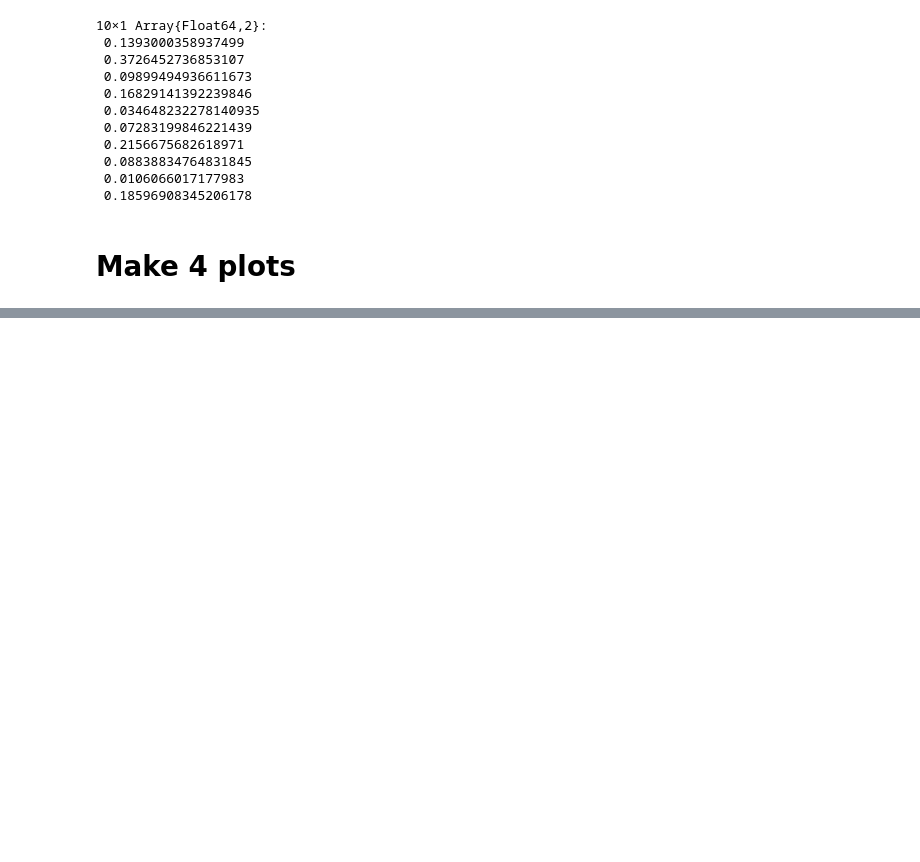
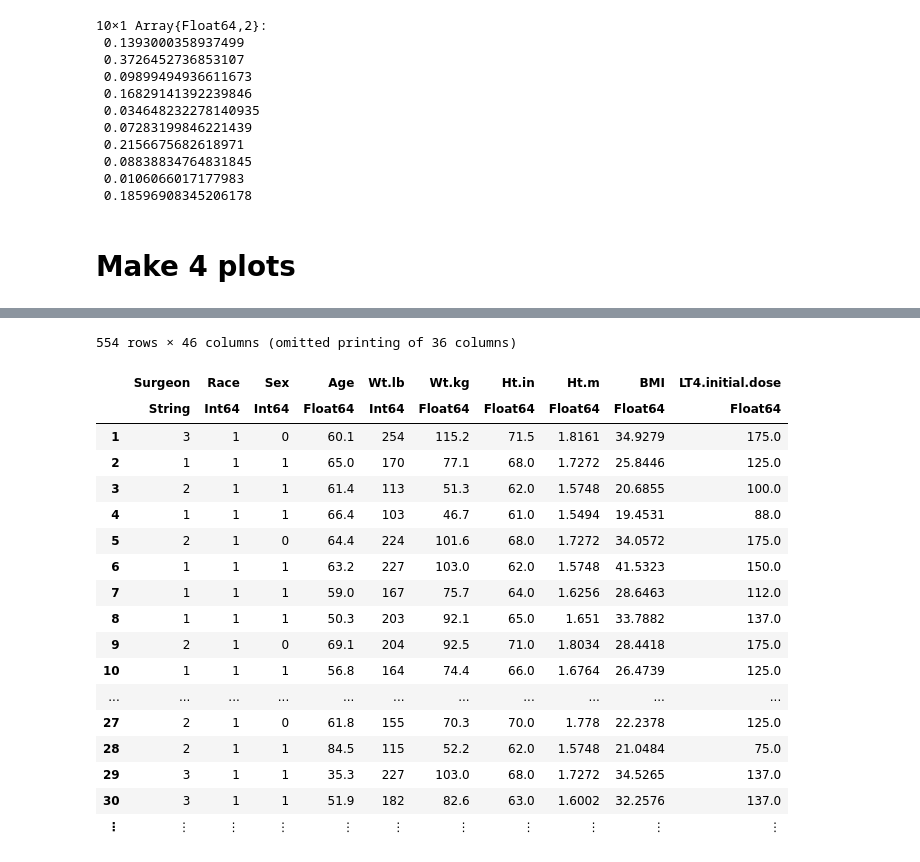
Before and after one commit to biona001/Thyrosim.jl, a Jupyter notebook: notebooks/figures.ipynb, the cells around one changed output, grey strips where cells are left out. Cells and saved outputs as stored; diff of their text form; code cells hidden in the pictures; blank space fills up the shorter version.

```diff
--- a/notebooks/figures.ipynb
+++ b/notebooks/figures.ipynb
@@ -523,0 +489,23 @@ savefig(combine, "jonklaas_fig.svg")
+# %%
+train, test, toy = schneider_data()
+all_schneider = [train; test]
+# %% [output]
+554 rows × 46 columns (omitted printing of 36 columns)
+|  | Surgeon | Race | Sex | Age | Wt.lb | Wt.kg | Ht.in | Ht.m | BMI | LT4.initial.dose |
+|  | String | Int64 | Int64 | Float64 | Int64 | Float64 | Float64 | Float64 | Float64 | Float64 |
+| 1 | 3 | 1 | 0 | 60.1 | 254 | 115.2 | 71.5 | 1.8161 | 34.9279 | 175.0 |
+| 2 | 1 | 1 | 1 | 65.0 | 170 | 77.1 | 68.0 | 1.7272 | 25.8446 | 125.0 |
+| 3 | 2 | 1 | 1 | 61.4 | 113 | 51.3 | 62.0 | 1.5748 | 20.6855 | 100.0 |
+| 4 | 1 | 1 | 1 | 66.4 | 103 | 46.7 | 61.0 | 1.5494 | 19.4531 | 88.0 |
+| 5 | 2 | 1 | 0 | 64.4 | 224 | 101.6 | 68.0 | 1.7272 | 34.0572 | 175.0 |
+| 6 | 1 | 1 | 1 | 63.2 | 227 | 103.0 | 62.0 | 1.5748 | 41.5323 | 150.0 |
+| 7 | 1 | 1 | 1 | 59.0 | 167 | 75.7 | 64.0 | 1.6256 | 28.6463 | 112.0 |
+| 8 | 1 | 1 | 1 | 50.3 | 203 | 92.1 | 65.0 | 1.651 | 33.7882 | 137.0 |
+| 9 | 2 | 1 | 0 | 69.1 | 204 | 92.5 | 71.0 | 1.8034 | 28.4418 | 175.0 |
+| 10 | 1 | 1 | 1 | 56.8 | 164 | 74.4 | 66.0 | 1.6764 | 26.4739 | 125.0 |
+| ... | ... | ... | ... | ... | ... | ... | ... | ... | ... | ... |
+| 27 | 2 | 1 | 0 | 61.8 | 155 | 70.3 | 70.0 | 1.778 | 22.2378 | 125.0 |
+| 28 | 2 | 1 | 1 | 84.5 | 115 | 52.2 | 62.0 | 1.5748 | 21.0484 | 75.0 |
+| 29 | 3 | 1 | 1 | 35.3 | 227 | 103.0 | 68.0 | 1.7272 | 34.5265 | 137.0 |
+| 30 | 3 | 1 | 1 | 51.9 | 182 | 82.6 | 63.0 | 1.6002 | 32.2576 | 137.0 |
+| ⋮ | ⋮ | ⋮ | ⋮ | ⋮ | ⋮ | ⋮ | ⋮ | ⋮ | ⋮ | ⋮ |
```
Also changed, not shown: parts of 9 cells of this notebook, 1 other file.
